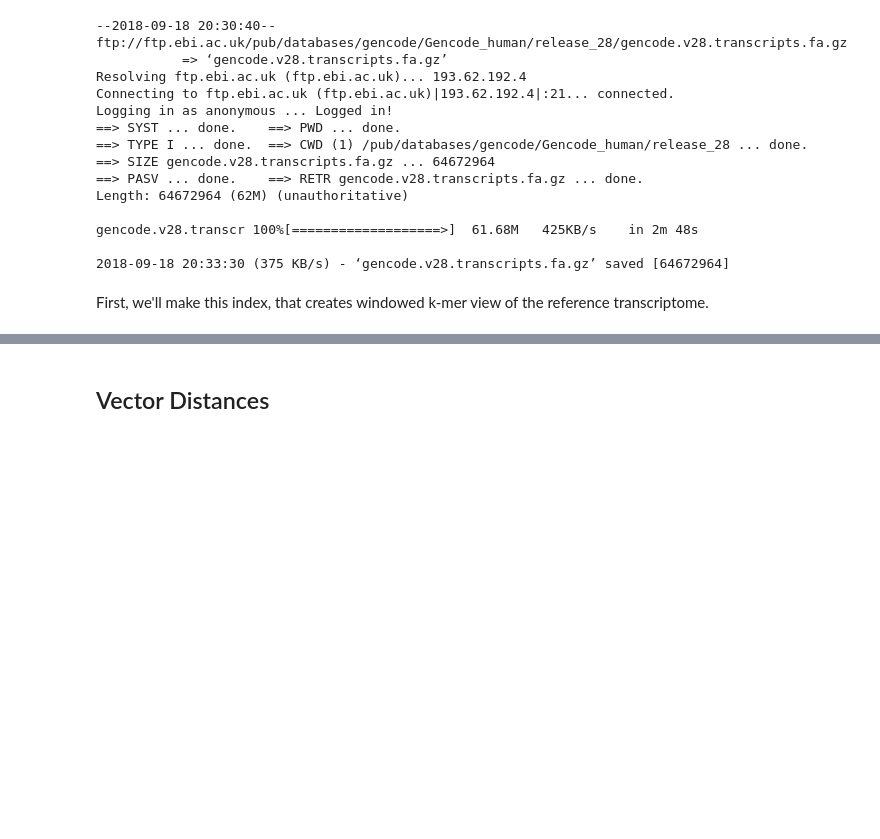
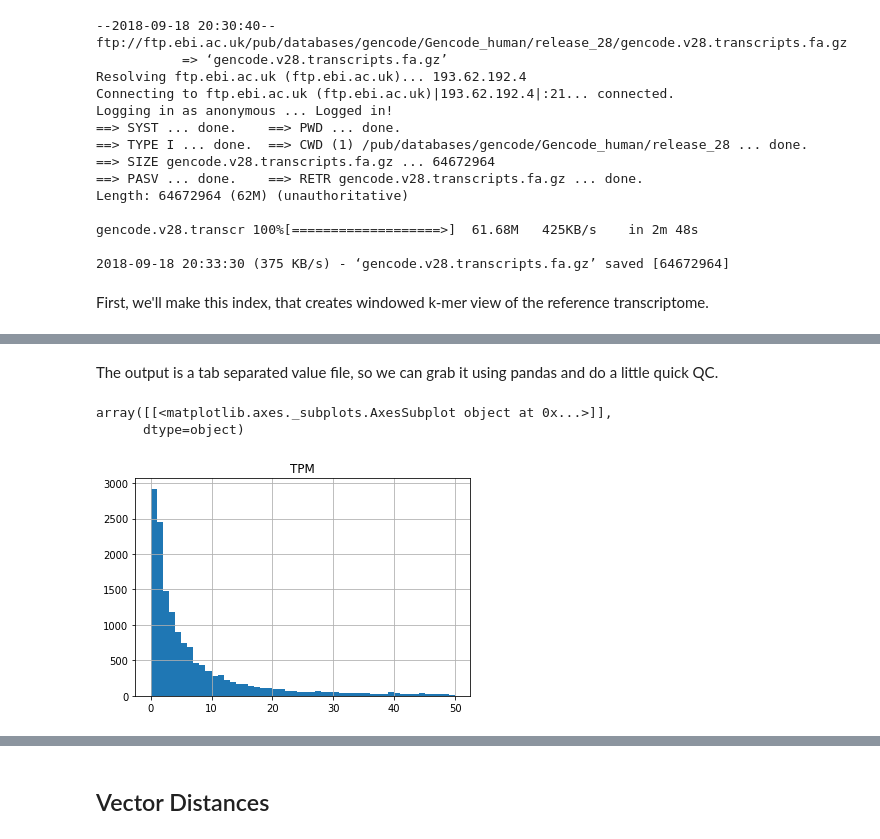
Before and after one commit to david4096/quickseq, a Jupyter notebook: quickseq.ipynb, the cells around one changed output, grey strips where cells are left out. Cells and saved outputs as stored; diff of their text form; code cells hidden in the pictures; blank space fills up the shorter version.

```diff
--- a/quickseq.ipynb
+++ b/quickseq.ipynb
@@ -176,0 +218,10 @@ Great! So that's a thing that takes a long time but you only have to build once
+# %% [markdown]
+The output is a tab separated value file, so we can grab it using pandas and do a little quick QC.
+# %%
+import pandas as pd
+df = pd.read_csv('UCSC_Run1_20170919_1D.pass.dedup.fastq.quant/quant.sf', delimiter='\t', header=0)
+df.hist(bins=50, column='TPM', range=(0.0001, 50))
+# %% [output]
+array([[<matplotlib.axes._subplots.AxesSubplot object at 0x...>]],
+      dtype=object)
+[figure, added]
```
Also changed, not shown: parts of 11 cells of this notebook.
